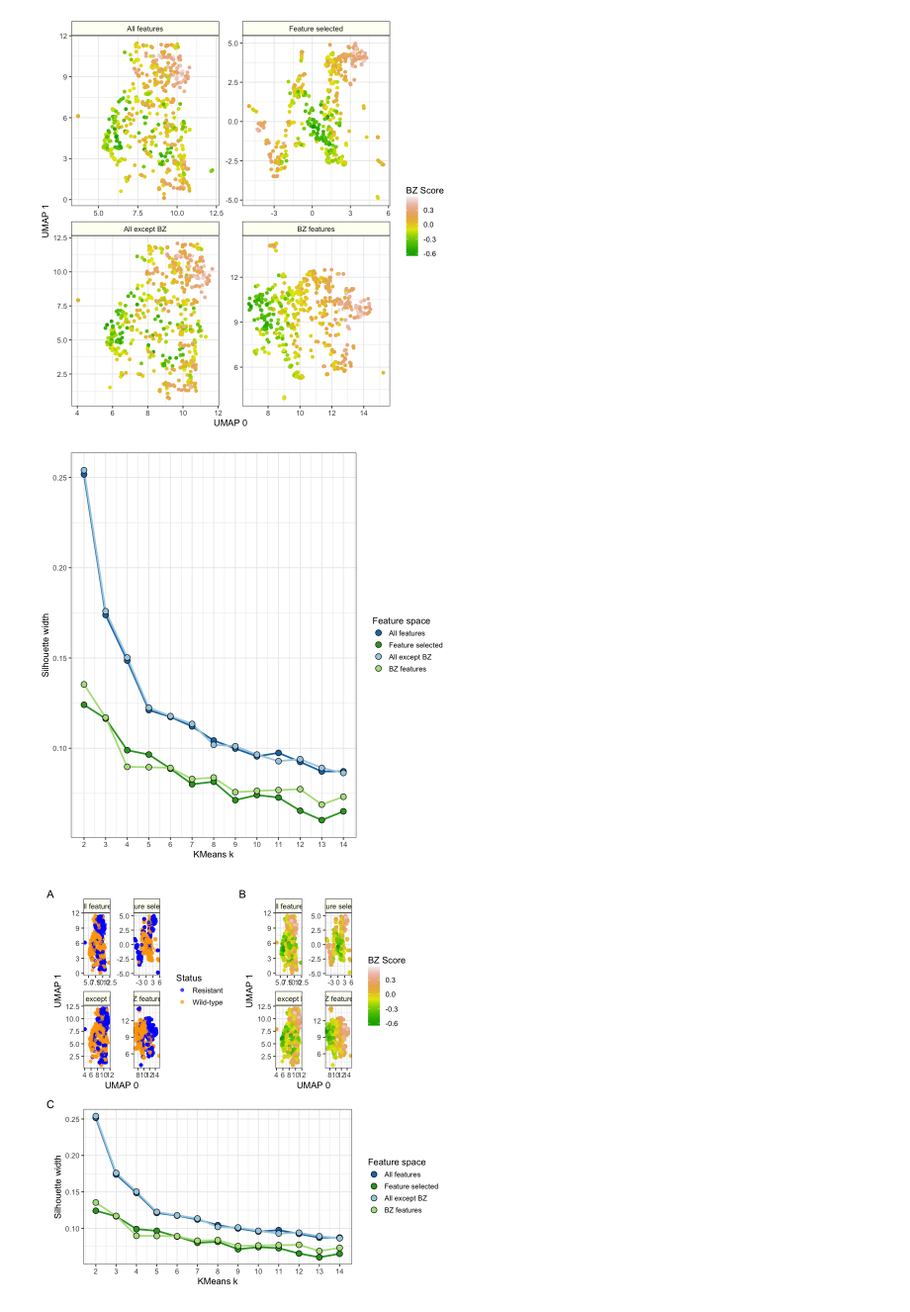
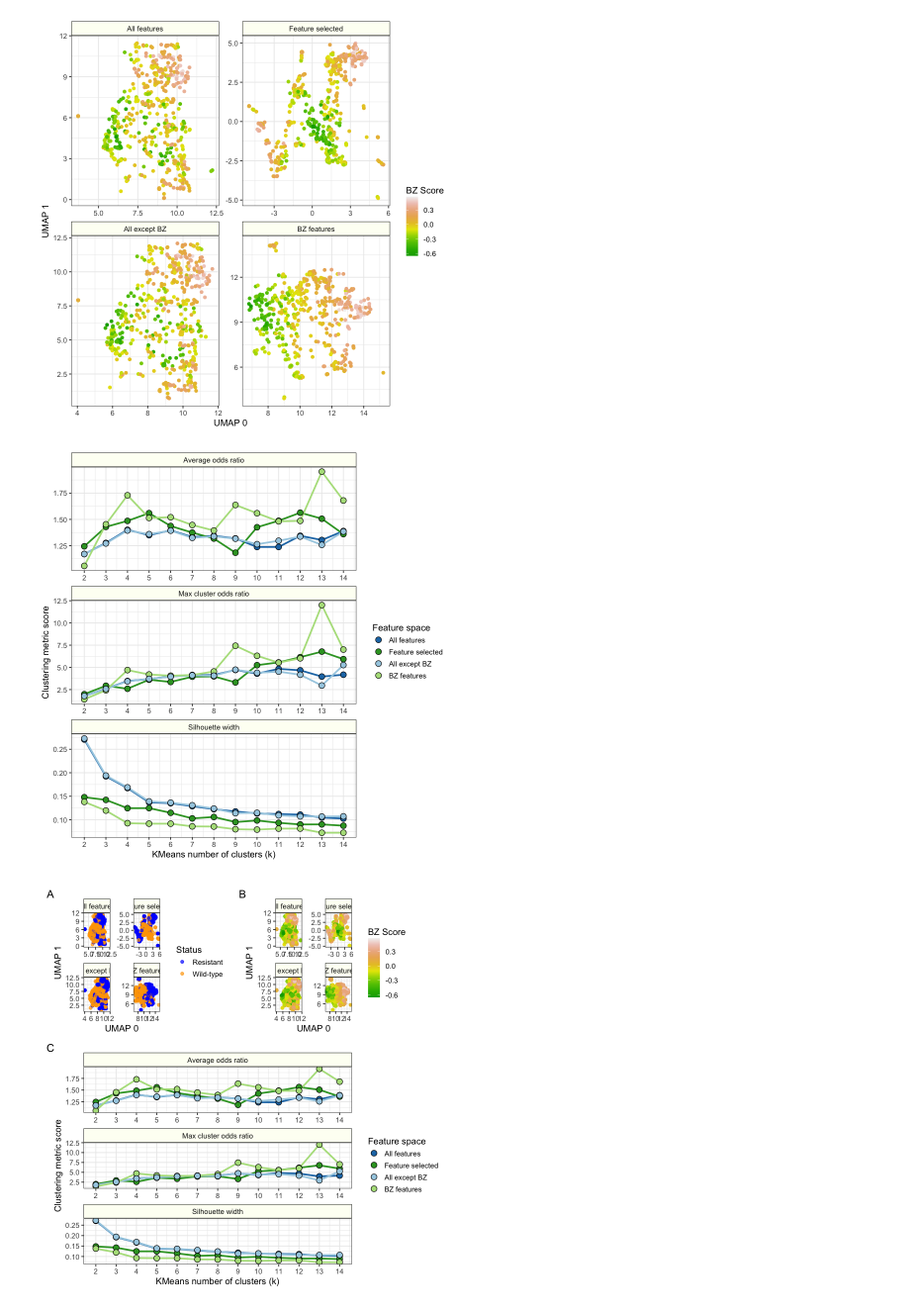
Before and after one commit to broadinstitute/profiling-resistance-mechanisms, a Jupyter notebook: 5.signature-exploration/1.visualize_feature_spaces.ipynb, the cells around one changed output. Shown at 99% size. Drawn from its saved outputs; the diff is of its cells as text; code cells hidden in the pictures.

```diff
--- a/5.signature-exploration/1.visualize_feature_spaces.ipynb
+++ b/5.signature-exploration/1.visualize_feature_spaces.ipynb
@@ -67,7 +67,8 @@ umap_df$Metadata_umap_category <- dplyr::recode(
 )
 
 umap_df$Metadata_umap_category <- factor(
-    umap_df$Metadata_umap_category, levels = c("All features", "Feature selected", "All except BZ", "BZ features")
+    umap_df$Metadata_umap_category,
+    levels = c("All features", "Feature selected", "All except BZ", "BZ features")
 )
 
 print(dim(umap_df))
@@ -81,12 +82,18 @@ A tibble: 3 × 21
 | 10.290071 | 2.441329 | 219901 | B03 | 2021_03_03_Batch14 | 1726 | 2.5x10^3 cells/well | ... |
 | 10.387980 | 1.467352 | 219901 | B04 | 2021_03_03_Batch14 | 2423 | 2.5x10^3 cells/well | ... |
 # %%
-# Load the clustering results
+# Load the clustering results and process for plotting
 cluster_file <- file.path("results", "clustering_feature_summary.tsv.gz")
 
 cluster_df <- readr::read_tsv(
     cluster_file, show_col_types = FALSE
-)
+) %>%
+    dplyr::select(!average_p_value) %>%
+    tidyr::pivot_longer(
+        cols = c("silhouette_width", "average_enrichment", "maximum_enrichment"),
+        names_to = "clustering_metric",
+        values_to = "clustering_metric_value"
+    )
 
 cluster_df$feature_category <- dplyr::recode(
     cluster_df$feature_category,
@@ -101,6 +108,18 @@ cluster_df$feature_category <- factor(
     levels = c("All features", "Feature selected", "All except BZ", "BZ features")
 )
 
+cluster_df$clustering_metric <- dplyr::recode(
+    cluster_df$clustering_metric,
+    silhouette_width = "Silhouette width",
+    average_enrichment = "Average odds ratio",
+    maximum_enrichment = "Max cluster odds ratio"
+)
+
+cluster_df$clustering_metric <- factor(
+    cluster_df$clustering_metric,
+    levels = c("Average odds ratio", "Max cluster odds ratio", "Silhouette width")
+)
+
 print(dim(cluster_df))
 head(cluster_df, 3)
 # %% [output]
@@ -195,7 +201,7 @@ cluster_gg <- (
         cluster_df,
         aes(
             x = k,
-            y = silhouette_width,
+            y = clustering_metric_value,
             fill = feature_category,
             color = feature_category
         )
@@ -207,6 +213,7 @@ cluster_gg <- (
         size = 3
     )
     + theme_bw()
+    + facet_wrap("~clustering_metric", nrow = 3, scales = "free")
     + scale_fill_manual(
         name = "Feature space",
         labels = c(
@@ -243,34 +250,38 @@ cluster_gg <- (
     + scale_x_continuous(breaks = seq(min(cluster_df$k), max(cluster_df$k), 1))
     # Decrease spacing in legend
     + theme(
+        strip.background = element_rect(
+            colour = "black",
+            fill = "#fdfff4"
+        ),
         legend.spacing.y = unit(0.1, "cm"),
         legend.box.spacing = unit(0.5, "cm"),
         legend.key.size = unit(1, "lines"),
         legend.key.width = unit(1, "lines")
     )
-    + labs(x = "KMeans k", y = "Silhouette width")
+    + labs(x = "KMeans number of clusters (k)", y = "Clustering metric score")
 )
 
 cluster_gg
 # %% [output]
-[figure, old version]
+[figure, new version]
 # %%
 patchwork_plot <- (
     (
         panel_status_gg
         + panel_score_gg
     )
     / cluster_gg
 )
 
 patchwork_plot <- (
     patchwork_plot
     + plot_annotation(tag_levels = "A")
-    + plot_layout(heights = c(1, 1))
+    + plot_layout(heights = c(0.5, 1))
 )
 
-ggsave(output_file, patchwork_plot, height = 8, width = 10, dpi = 500)
+ggsave(output_file, patchwork_plot, height = 9, width = 9, dpi = 500)
 
 patchwork_plot
 # %% [output]
-[figure, old version]
+[figure, new version]
```
Also changed, not shown: parts of 2 cells of this notebook, 6 other files.
